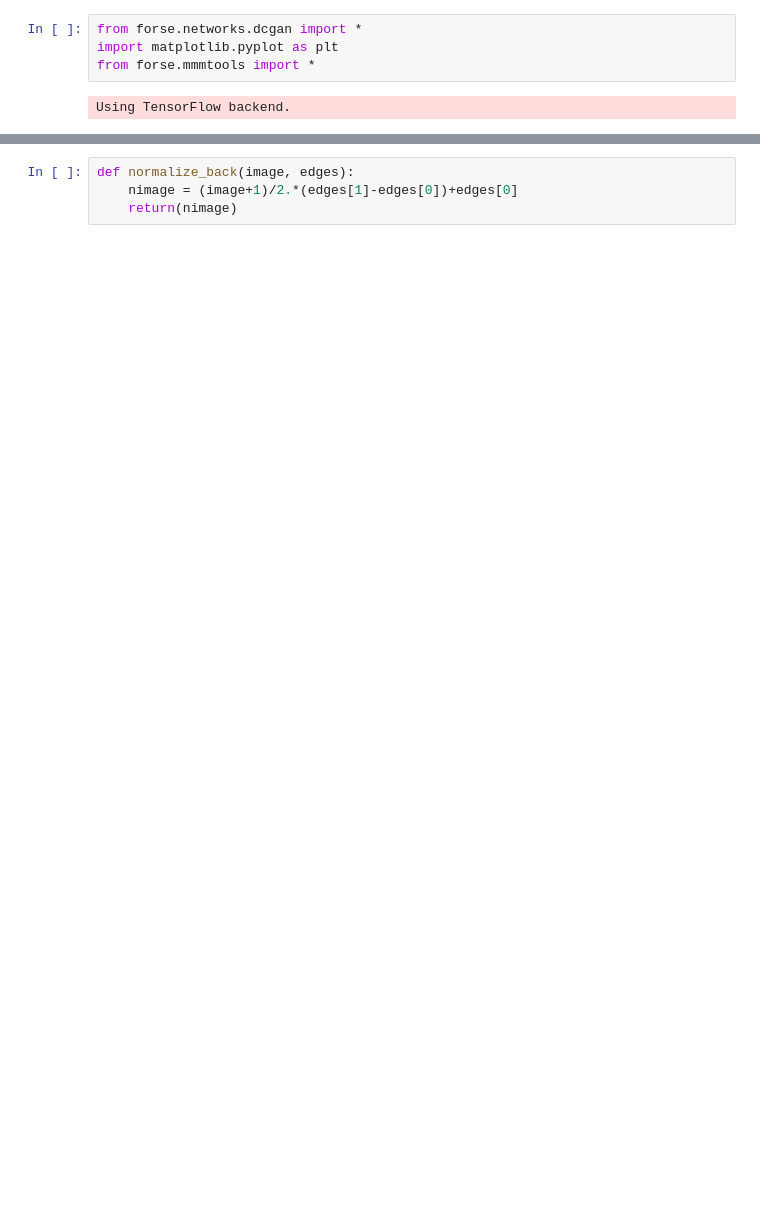
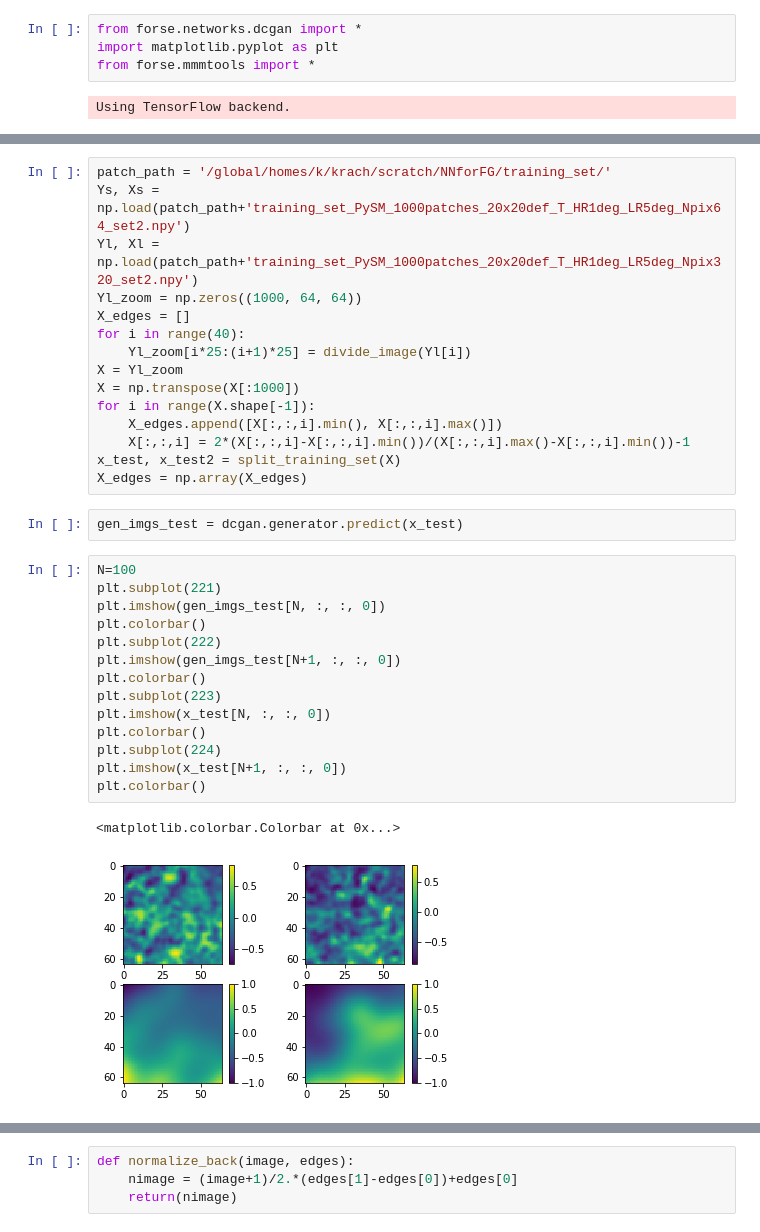
Before and after one commit to ai4cmb/ForSE, a Jupyter notebook: forse/notebooks/temp/test_on_pysm.ipynb, the cells around one changed output, grey strips where cells are left out. Cells and saved outputs as stored; diff of their text form; blank space fills up the shorter version.

```diff
--- a/forse/notebooks/temp/test_on_pysm.ipynb
+++ b/forse/notebooks/temp/test_on_pysm.ipynb
@@ -73,0 +75,34 @@ def normalize_patches(patches_file):
+# %%
+patch_path = '/global/homes/k/krach/scratch/NNforFG/training_set/'
+Ys, Xs = np.load(patch_path+'training_set_PySM_1000patches_20x20def_T_HR1deg_LR5deg_Npix64_set2.npy')
+Yl, Xl = np.load(patch_path+'training_set_PySM_1000patches_20x20def_T_HR1deg_LR5deg_Npix320_set2.npy')
+Yl_zoom = np.zeros((1000, 64, 64))
+X_edges = []
+for i in range(40):
+    Yl_zoom[i*25:(i+1)*25] = divide_image(Yl[i])
+X = Yl_zoom
+X = np.transpose(X[:1000])
+for i in range(X.shape[-1]):
+    X_edges.append([X[:,:,i].min(), X[:,:,i].max()])
+    X[:,:,i] = 2*(X[:,:,i]-X[:,:,i].min())/(X[:,:,i].max()-X[:,:,i].min())-1
+x_test, x_test2 = split_training_set(X)
+X_edges = np.array(X_edges)
+# %%
+gen_imgs_test = dcgan.generator.predict(x_test)
+# %%
+N=100
+plt.subplot(221)
+plt.imshow(gen_imgs_test[N, :, :, 0])
+plt.colorbar()
+plt.subplot(222)
+plt.imshow(gen_imgs_test[N+1, :, :, 0])
+plt.colorbar()
+plt.subplot(223)
+plt.imshow(x_test[N, :, :, 0])
+plt.colorbar()
+plt.subplot(224)
+plt.imshow(x_test[N+1, :, :, 0])
+plt.colorbar()
+# %% [output]
+<matplotlib.colorbar.Colorbar at 0x...>
+[figure, added]
```
Also changed, not shown: parts of 106 cells of this notebook, 3 other files.
